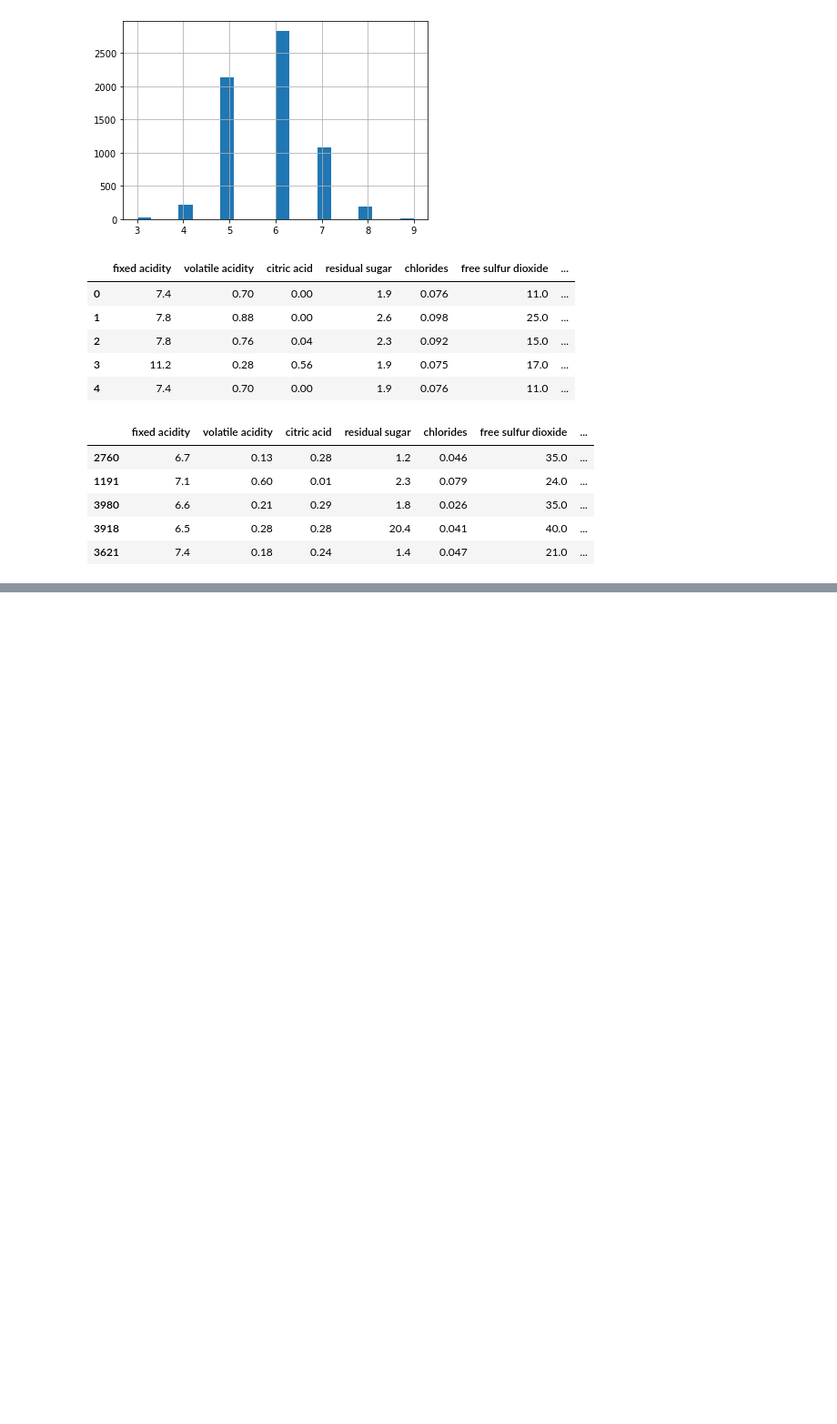
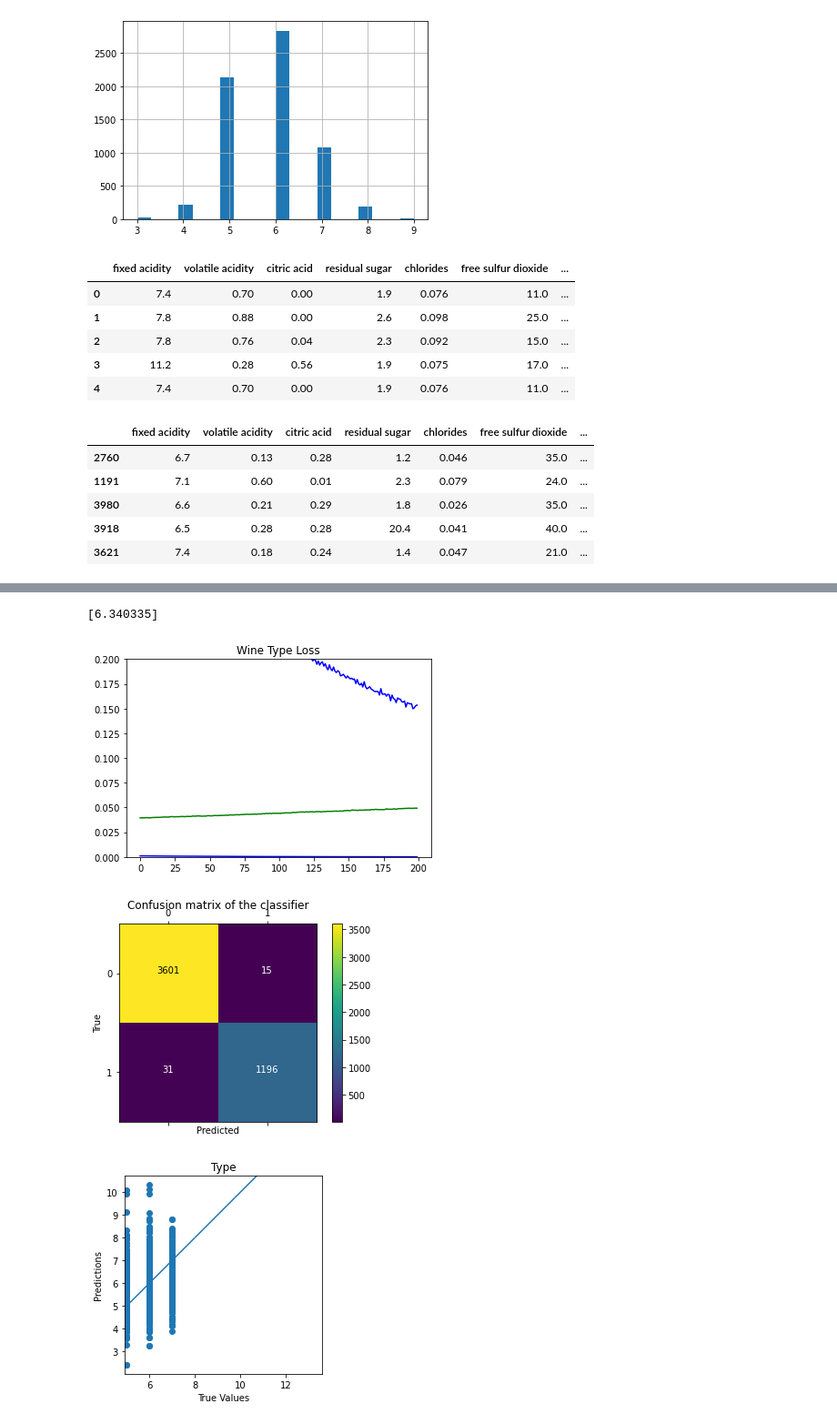
Before and after one commit to visahan1/Tensorflow, a Jupyter notebook: FunctionalAPI.ipynb, the cells around one changed output, grey strips where cells are left out. Shown: that part at 91% size. Drawn from its saved outputs; the diff is of its cells as text; code cells hidden in the pictures; blank space fills up the shorter version.

```diff
--- a/FunctionalAPI.ipynb
+++ b/FunctionalAPI.ipynb
@@ -105,0 +142,4 @@ def base_model(inputs):
+# %%
+# Train the model for 500 epochs
+history = model.fit(scaled_train, train_Y,
+                    epochs=200, batch_size=10, validation_data=(scaled_test, test_Y))
@@ -105,0 +182,61 @@ def base_model(inputs):
+# %%
+predictions = model.predict(scaled_test)
+quality_pred = predictions[0]
+type_pred = predictions[1]
+print(quality_p red[0])
+# %% [output]
+[6.340335]
+# %%
+def plot_metrics(metric_name, title, ylim=5):
+    plt.title(title)
+    plt.ylim(0,ylim)
+    plt.plot(history.history[metric_name],color='blue',label=metric_name)
+    plt.plot(history.history['val_' + metric_name],color='green',label='val_' + metric_name)
+
+
+def plot_confusion_matrix(y_true, y_pred, title='', labels=[0,1]):
+    cm = confusion_matrix(y_true, y_pred)
+    fig = plt.figure()
+    ax = fig.add_subplot(111)
+    cax = ax.matshow(cm)
+    plt.title('Confusion matrix of the classifier')
+    fig.colorbar(cax)
+    ax.set_xticklabels([''] + labels)
+    ax.set_yticklabels([''] + labels)
+    plt.xlabel('Predicted')
+    plt.ylabel('True')
+    fmt = 'd'
+    thresh = cm.max() / 2.
+    for i, j in itertools.product(range(cm.shape[0]), range(cm.shape[1])):
+          plt.text(j, i, format(cm[i, j], fmt),
+                  horizontalalignment="center",
+                  color="black" if cm[i, j] > thresh else "white")
+    plt.show()
+
+def plot_diff(y_true, y_pred, title = '' ):
+    plt.scatter(y_true, y_pred)
+    plt.title(title)
+    plt.xlabel('True Values')
+    plt.ylabel('Predictions')
+    plt.axis('equal')
+    plt.axis('square')
+    plt.plot([-100, 100], [-100, 100])
+    return plt
+
+### Plots for Metrics
+
+plot_metrics('wine_quality_root_mean_squared_error', 'RMSE', ylim=2)
+
+plot_metrics('wine_type_loss', 'Wine Type Loss', ylim=0.2)
+
+### Plots for Confusion Matrix
+
+#Plot the confusion matrices for wine type. You can see that the model performs well for prediction of wine type from the confusion matrix and the loss metrics.
+
+plot_confusion_matrix(test_Y[1], np.round(type_pred), title='Wine Type', labels = [0, 1])
+
+scatter_plot = plot_diff(test_Y[0], quality_pred, title='Type')
+# %% [output]
+[figure, added]
+[figure, added]
+[figure, added]
```
Also changed, not shown: parts of 5 cells of this notebook.
